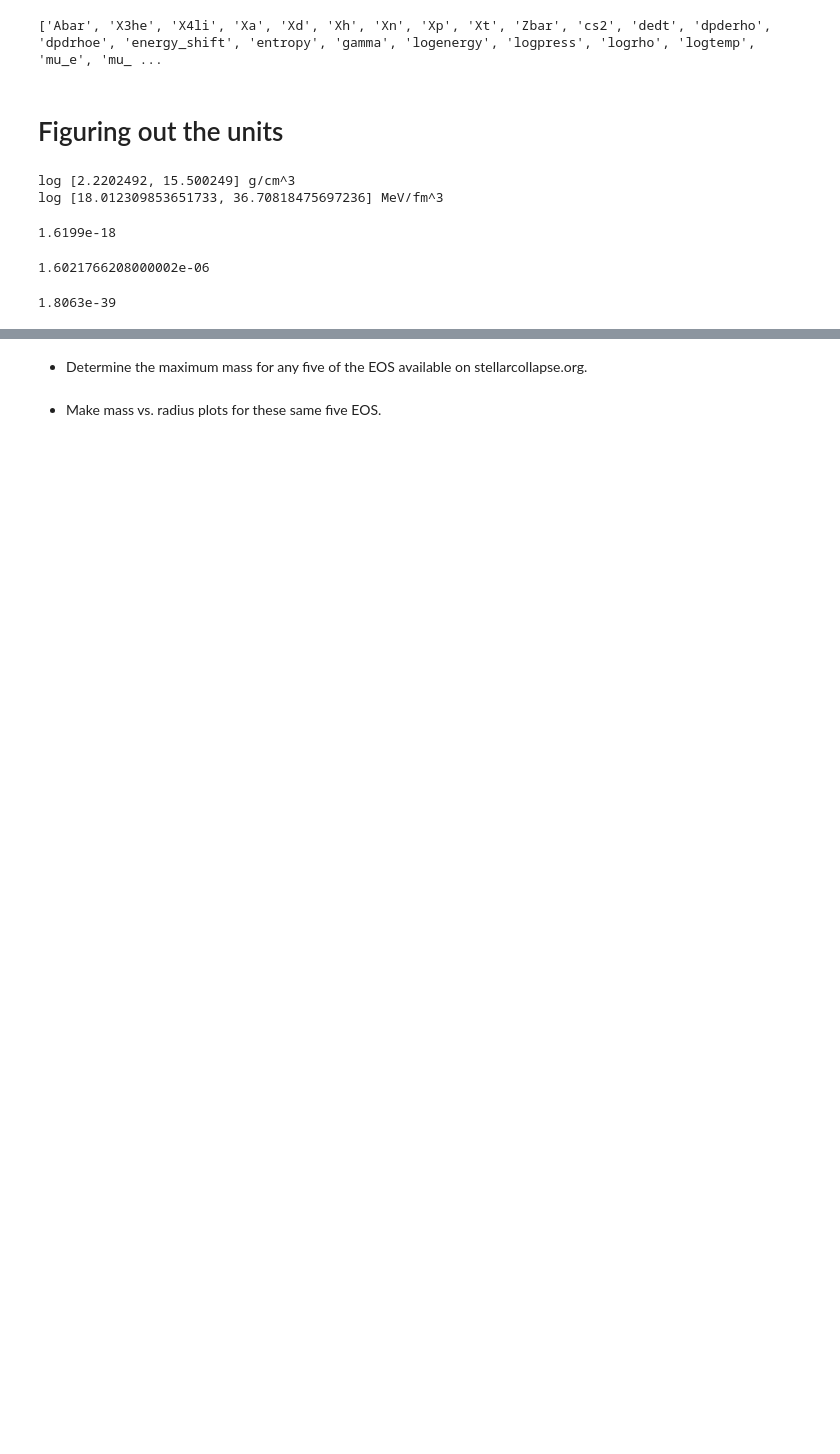
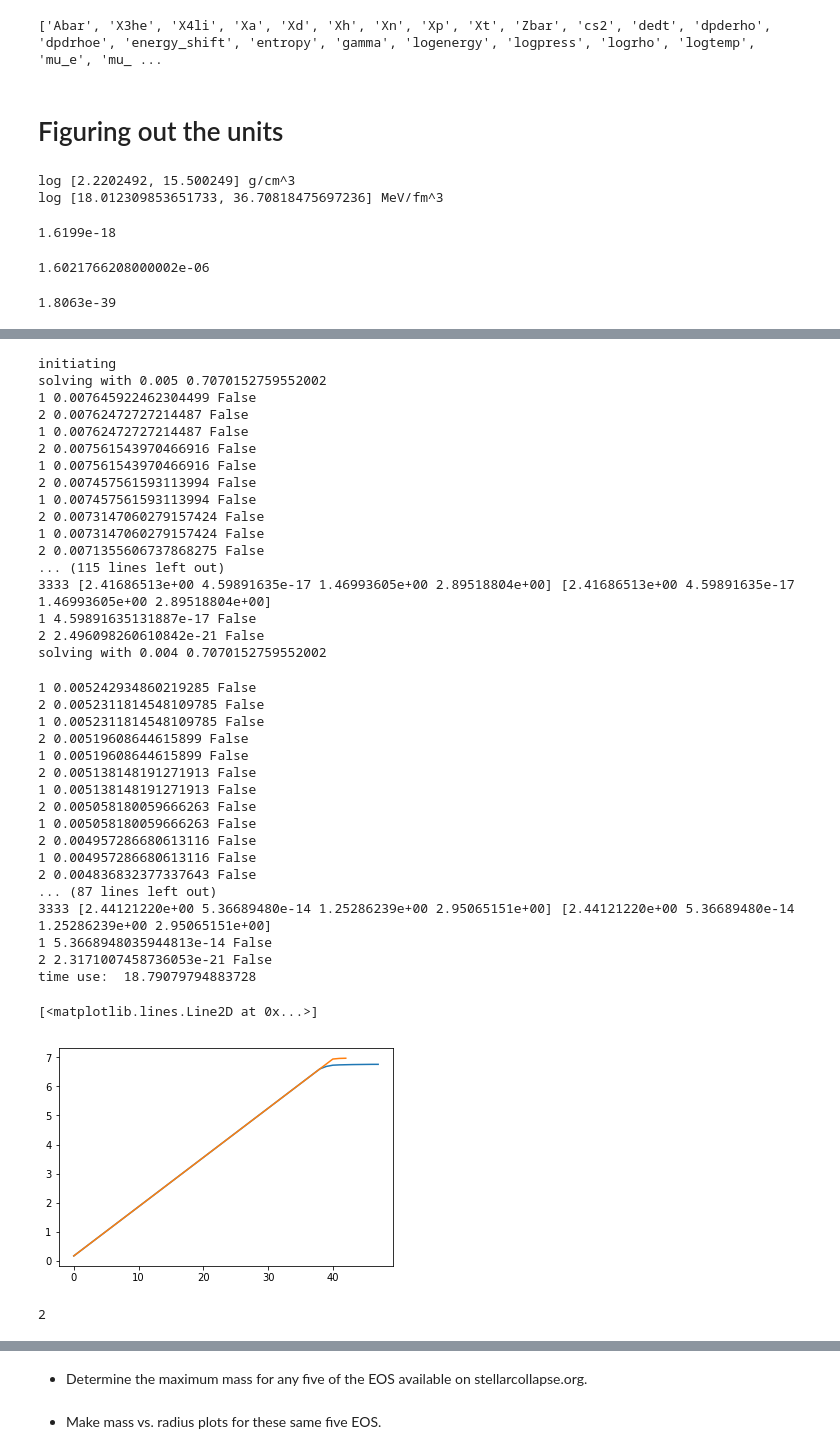
Before and after one commit to halvarsu/PHY905-Numerical-Relativity, a Jupyter notebook: project1/TOV_solver.ipynb, the cells around one changed output, grey strips where cells are left out. Cells and saved outputs as stored; diff of their text form; code cells hidden in the pictures; blank space fills up the shorter version.

```diff
--- a/project1/TOV_solver.ipynb
+++ b/project1/TOV_solver.ipynb
@@ -344,0 +376,65 @@ ValueError: Value 'pres' out of bounds. nan not in interval [-20.731, -2.07]
+# %%
+import time
+Nr = 200
+# r_max =
+
+start1 = time.time()
+print('initiating')
+rhoc = 10**-2.30
+test = TableStar(filename).set_initial_conditions(rhoc = rhoc)
+start = time.time()
+print('solving with %.3f'%rhoc, start - start1)
+solver, t1, y1 = test.old_solve_star(Nr = 200, integrator = 'vode')
+
+rhoc = 10**-2.35
+print('solving with %.3f'%rhoc, start - start1)
+test.set_initial_conditions(rhoc = rhoc)
+solver, t2, y2 = test.old_solve_star(Nr = 200, integrator = 'vode')
+stop = time.time()
+print('time use: ', stop - start)
+
+plt.plot(t1)#, solver.y[1])
+plt.plot(t2)#, solver.y[1])
+# %% [output]
+initiating
+solving with 0.005 0.7070152759552002
+1 0.007645922462304499 False
+2 0.00762472727214487 False
+1 0.00762472727214487 False
+2 0.007561543970466916 False
+1 0.007561543970466916 False
+2 0.007457561593113994 False
+1 0.007457561593113994 False
+2 0.0073147060279157424 False
+1 0.0073147060279157424 False
+2 0.0071355606737868275 False
+... (115 lines left out)
+3333 [2.41686513e+00 4.59891635e-17 1.46993605e+00 2.89518804e+00] [2.41686513e+00 4.59891635e-17 1.46993605e+00 2.89518804e+00]
+1 4.59891635131887e-17 False
+2 2.496098260610842e-21 False
+solving with 0.004 0.7070152759552002
+1 0.005242934860219285 False
+2 0.0052311814548109785 False
+1 0.0052311814548109785 False
+2 0.00519608644615899 False
+1 0.00519608644615899 False
+2 0.005138148191271913 False
+1 0.005138148191271913 False
+2 0.005058180059666263 False
+1 0.005058180059666263 False
+2 0.004957286680613116 False
+1 0.004957286680613116 False
+2 0.004836832377337643 False
+... (87 lines left out)
+3333 [2.44121220e+00 5.36689480e-14 1.25286239e+00 2.95065151e+00] [2.44121220e+00 5.36689480e-14 1.25286239e+00 2.95065151e+00]
+1 5.3668948035944813e-14 False
+2 2.3171007458736053e-21 False
+time use:  18.79079794883728
+[<matplotlib.lines.Line2D at 0x...>]
+[figure, added]
+# %%
+a = [1,2,3]
+a.pop()
+a[-1]
+# %% [output]
+2
```
Also changed, not shown: parts of 44 cells of this notebook, 1 other file.
